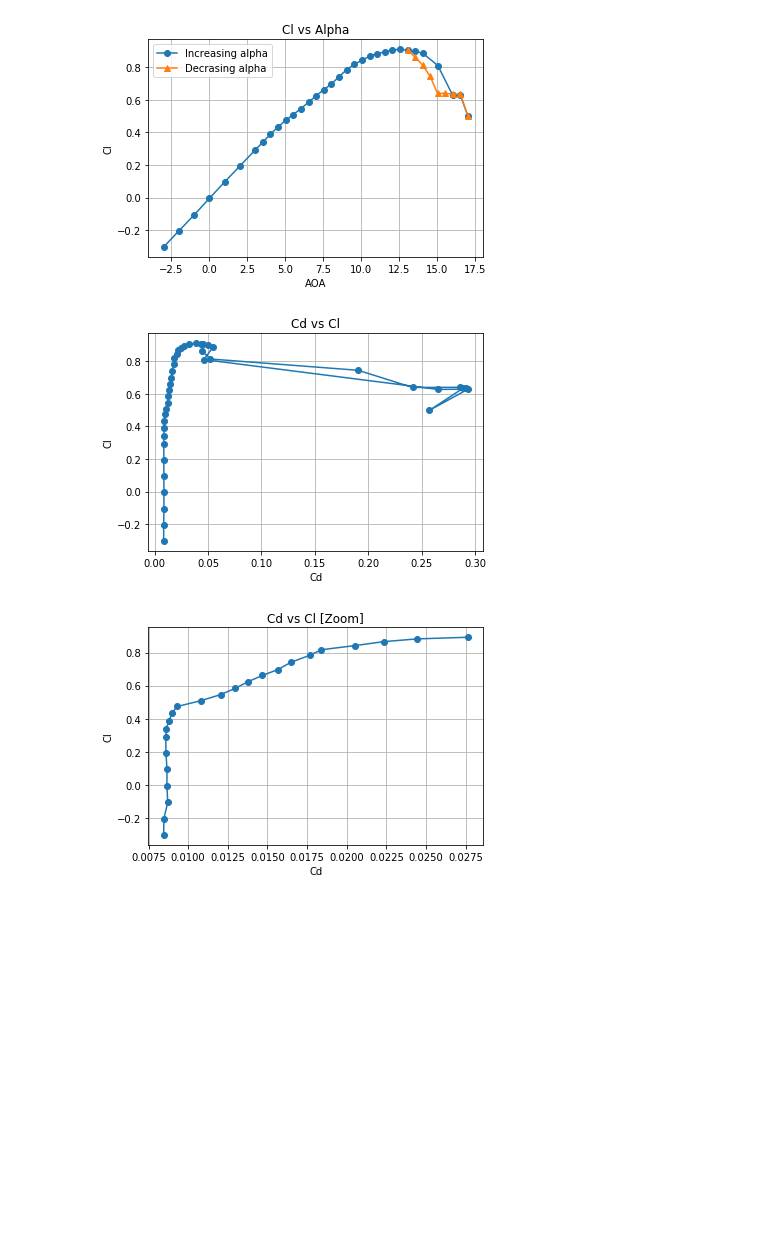
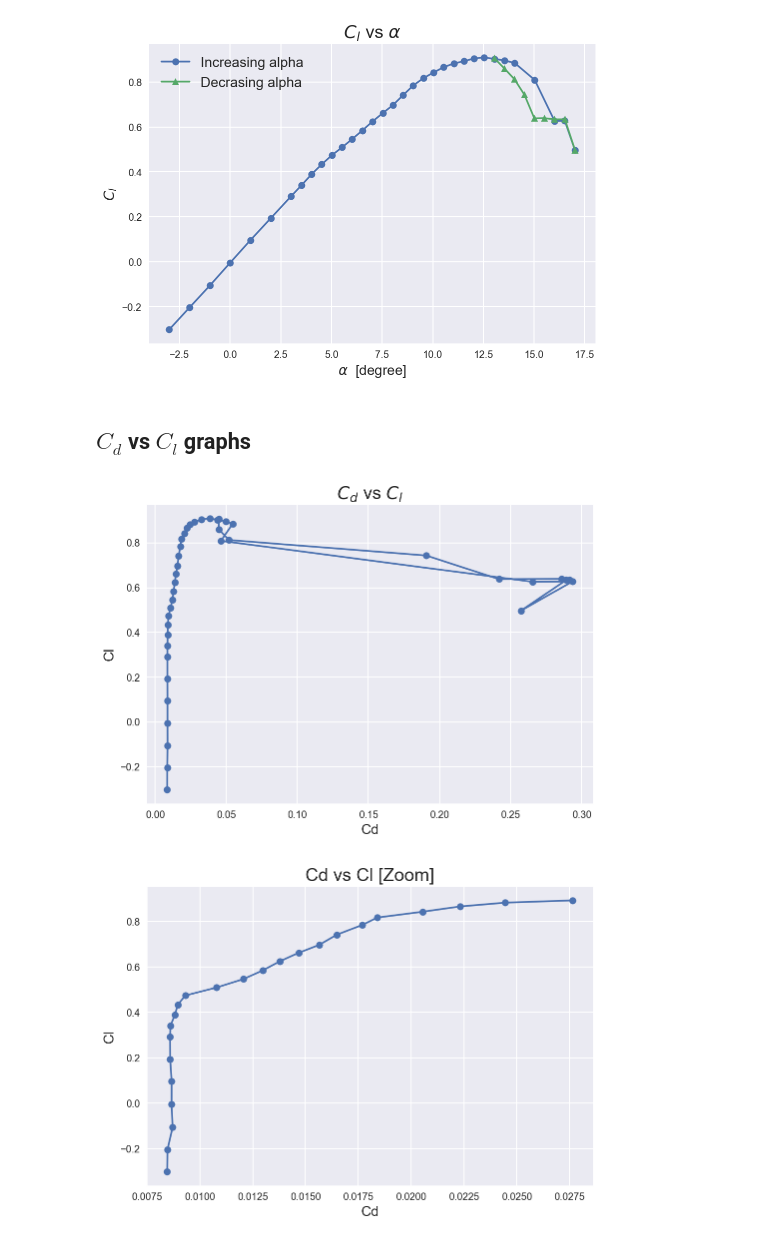
Before and after one commit to iamlucassantos/WindTunnelTest, a Jupyter notebook: IR/PressureReader2D.ipynb, the cells around one changed output. Drawn from its saved outputs; the diff is of its cells as text; code cells hidden in the pictures; blank space fills up the shorter version.

```diff
--- a/IR/PressureReader2D.ipynb
+++ b/IR/PressureReader2D.ipynb
@@ -3,14 +7,14 @@ import numpy as np
 import pandas as pd
 import matplotlib.pyplot as plt
 
-plt.style.use("seabor")
+plt.style.use("seaborn-colorblind")
 plt.rc('axes', titlesize=18)     # fontsize of the axes title
 plt.rc('axes', labelsize=14)    # fontsize of the x and y labels
 plt.rc('legend', fontsize=14)    # legend fontsize
 
 
 data = pd.read_csv('2D_pressure\corr_test.txt', sep="\s+",usecols=range(66))
-data
+data.head()
 # %% [output]
 |  | Runnr | Alpha | Cd | Cl | Cm | Cn | Ct | Cd-press | Cl-press | Re | ... | ... |
 | 0 | / | degrees | / | / | / | / | / | / | / | / | ... | ... |
@@ -33,29 +28,31 @@ data
 # %%
-plt.title('Cl vs Alpha')
+plt.title('$C_l$ vs $α$')
 plt.plot(data['Alpha'][1:34].to_numpy(dtype='float'),data['Cl'][1:34].to_numpy(dtype='float'),  marker="o", label='Increasing alpha')
 plt.plot(data['Alpha'][33:].to_numpy(dtype='float'),data['Cl'][33:].to_numpy(dtype='float'),  marker="^", label='Decrasing alpha')
 plt.legend()
-plt.xlabel("AOA")
-plt.ylabel("Cl")
+plt.xlabel("$α$  [degree]")
+plt.ylabel("$C_l$")
 plt.grid(True)
-
 plt.show()
 # %% [output]
-[figure, old version]
+[figure, new version]
+# %% [markdown]
+## $C_d$ vs $C_l$ graphs
 # %%
-plt.title('Cd vs Cl')
+
+plt.title('$C_d$ vs $C_l$')
 plt.plot(data['Cd'][1:].to_numpy(dtype='float'),data['Cl'][1:].to_numpy(dtype='float'),  marker="o")
 plt.xlabel("Cd")
 plt.ylabel("Cl")
 plt.grid(True)
 plt.show()
 
 plt.title('Cd vs Cl [Zoom]')
 plt.plot(data['Cd'][1:25].to_numpy(dtype='float'),data['Cl'][1:25].to_numpy(dtype='float'),  marker="o")
 plt.xlabel("Cd")
 plt.ylabel("Cl")
 plt.grid(True)
 plt.show()
 # %% [output]
-[figure, old version]
+[figure, new version]
-[figure, old version]
+[figure, new version]
```
Also changed, not shown: parts of 14 cells of this notebook.
